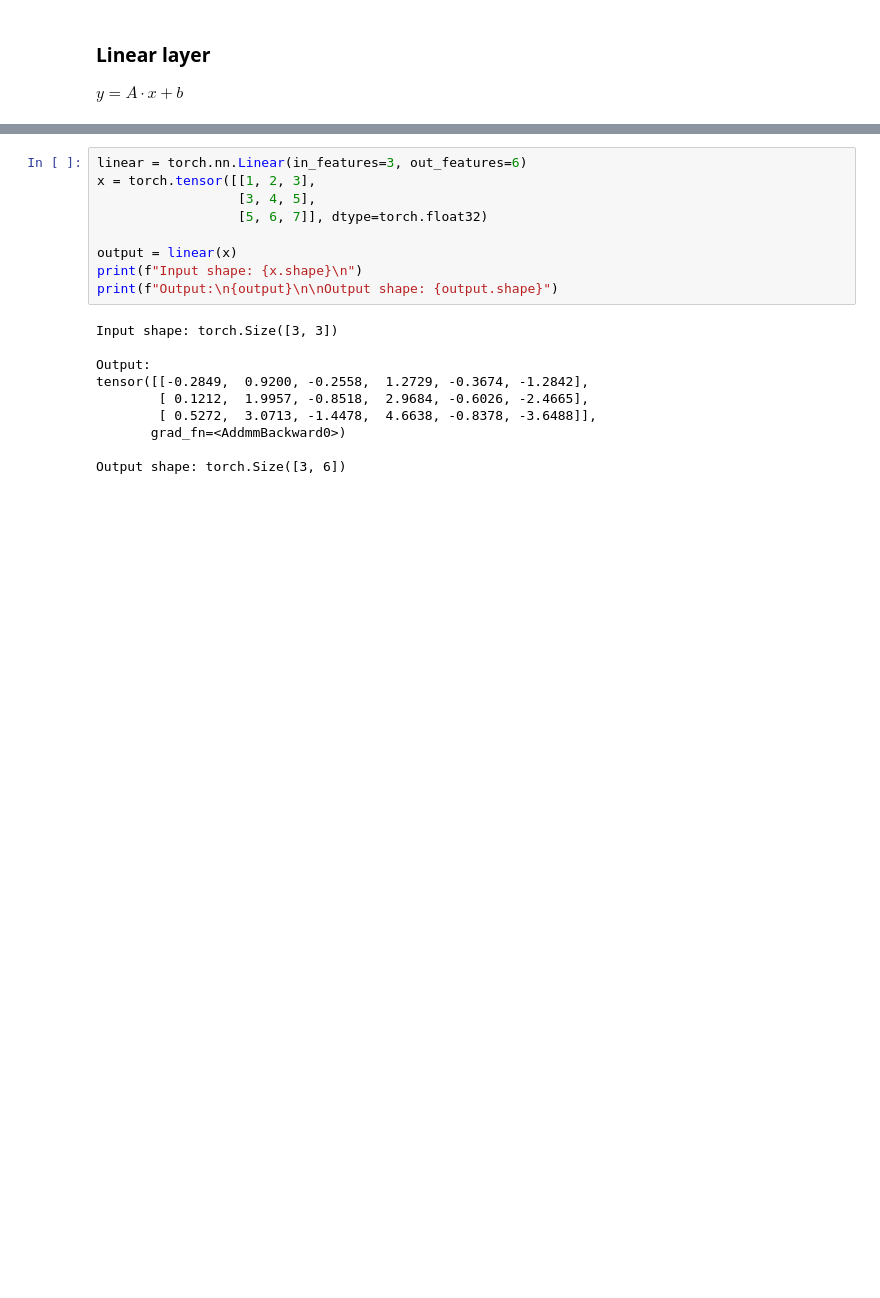
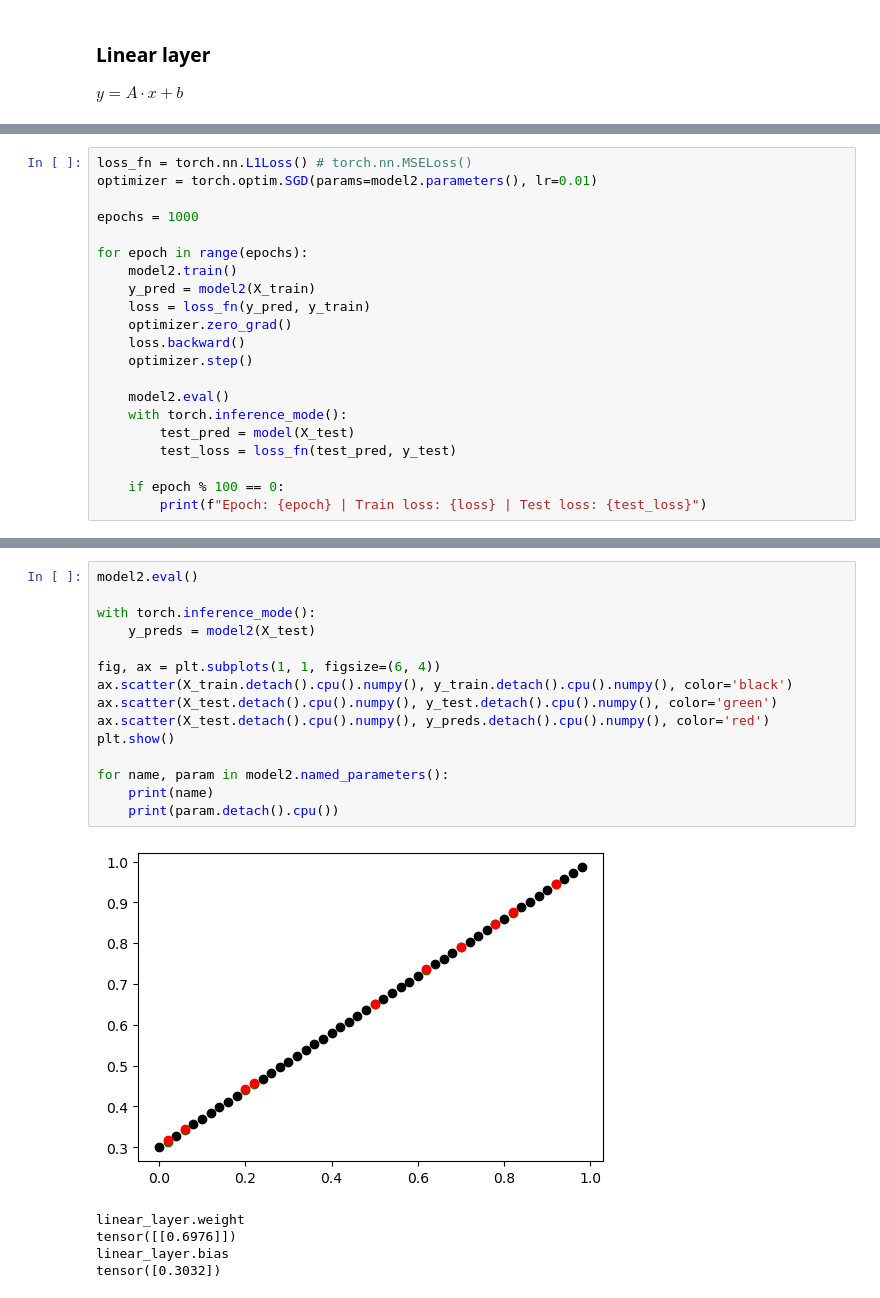
Before and after one commit to giacomoscanavini/data_science_notebooks, a Jupyter notebook: pytorch_review.ipynb, the cells around one changed output, grey strips where cells are left out. Drawn from its saved outputs; the diff is of its cells as text; blank space fills up the shorter version.

```diff
--- a/pytorch_review.ipynb
+++ b/pytorch_review.ipynb
@@ -231,0 +237,21 @@ $ y = A \cdot x + b$
+# %%
+loss_fn = torch.nn.L1Loss() # torch.nn.MSELoss()
+optimizer = torch.optim.SGD(params=model2.parameters(), lr=0.01)
+
+epochs = 1000
+
+for epoch in range(epochs):
+    model2.train()
+    y_pred = model2(X_train)
+    loss = loss_fn(y_pred, y_train)
+    optimizer.zero_grad()
+    loss.backward()
+    optimizer.step()
+
+    model2.eval()
+    with torch.inference_mode():
+        test_pred = model(X_test)
+        test_loss = loss_fn(test_pred, y_test)
+
+    if epoch % 100 == 0:
+        print(f"Epoch: {epoch} | Train loss: {loss} | Test loss: {test_loss}")
@@ -232,19 +269,21 @@ $ y = A \cdot x + b$
 # %%
-linear = torch.nn.Linear(in_features=3, out_features=6)
-x = torch.tensor([[1, 2, 3],
-                  [3, 4, 5],
-                  [5, 6, 7]], dtype=torch.float32)
+model2.eval()
 
-output = linear(x)
-print(f"Input shape: {x.shape}\n")
-print(f"Output:\n{output}\n\nOutput shape: {output.shape}")
+with torch.inference_mode():
+    y_preds = model2(X_test)
+
+fig, ax = plt.subplots(1, 1, figsize=(6, 4))
+ax.scatter(X_train.detach().cpu().numpy(), y_train.detach().cpu().numpy(), color='black')
+ax.scatter(X_test.detach().cpu().numpy(), y_test.detach().cpu().numpy(), color='green')
+ax.scatter(X_test.detach().cpu().numpy(), y_preds.detach().cpu().numpy(), color='red')
+plt.show()
+
+for name, param in model2.named_parameters():
+    print(name)
+    print(param.detach().cpu())
 # %% [output]
+[figure, added]
-Input shape: torch.Size([3, 3])
-
-Output:
-tensor([[-0.2849,  0.9200, -0.2558,  1.2729, -0.3674, -1.2842],
-        [ 0.1212,  1.9957, -0.8518,  2.9684, -0.6026, -2.4665],
-        [ 0.5272,  3.0713, -1.4478,  4.6638, -0.8378, -3.6488]],
-       grad_fn=<AddmmBackward0>)
-
-Output shape: torch.Size([3, 6])
+linear_layer.weight
+tensor([[0.6976]])
+linear_layer.bias
+tensor([0.3032])
```
Also changed, not shown: parts of 4 cells of this notebook.
